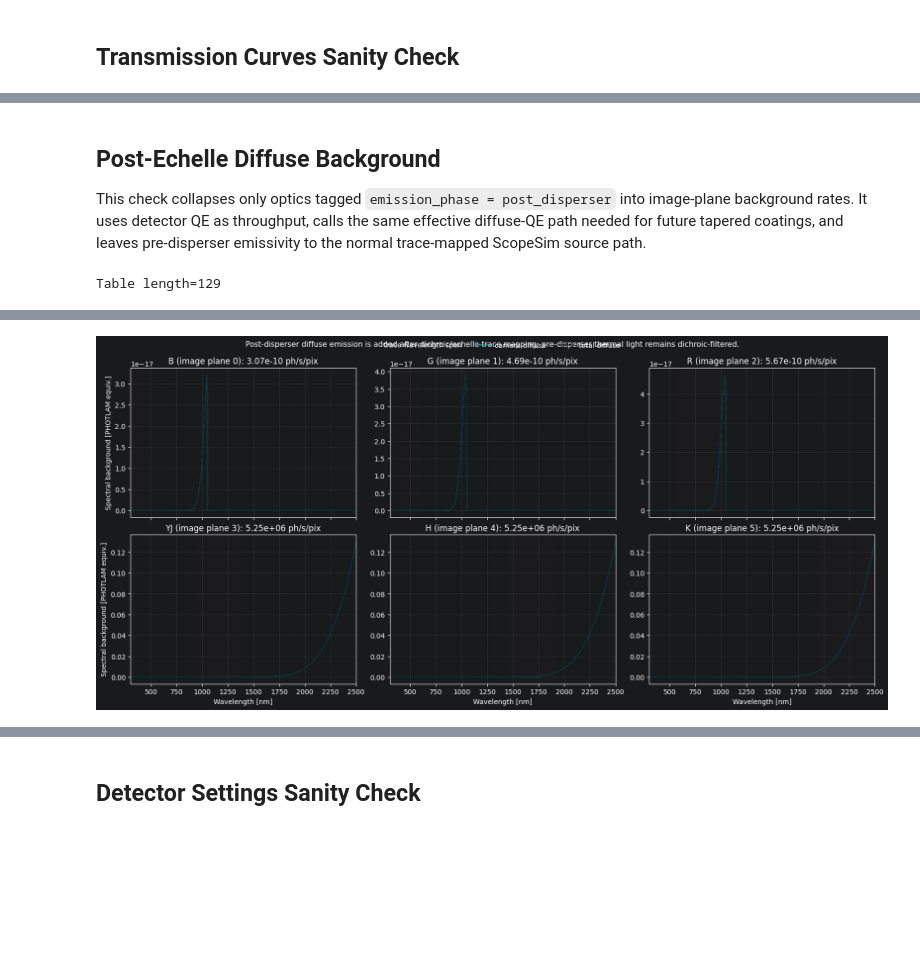
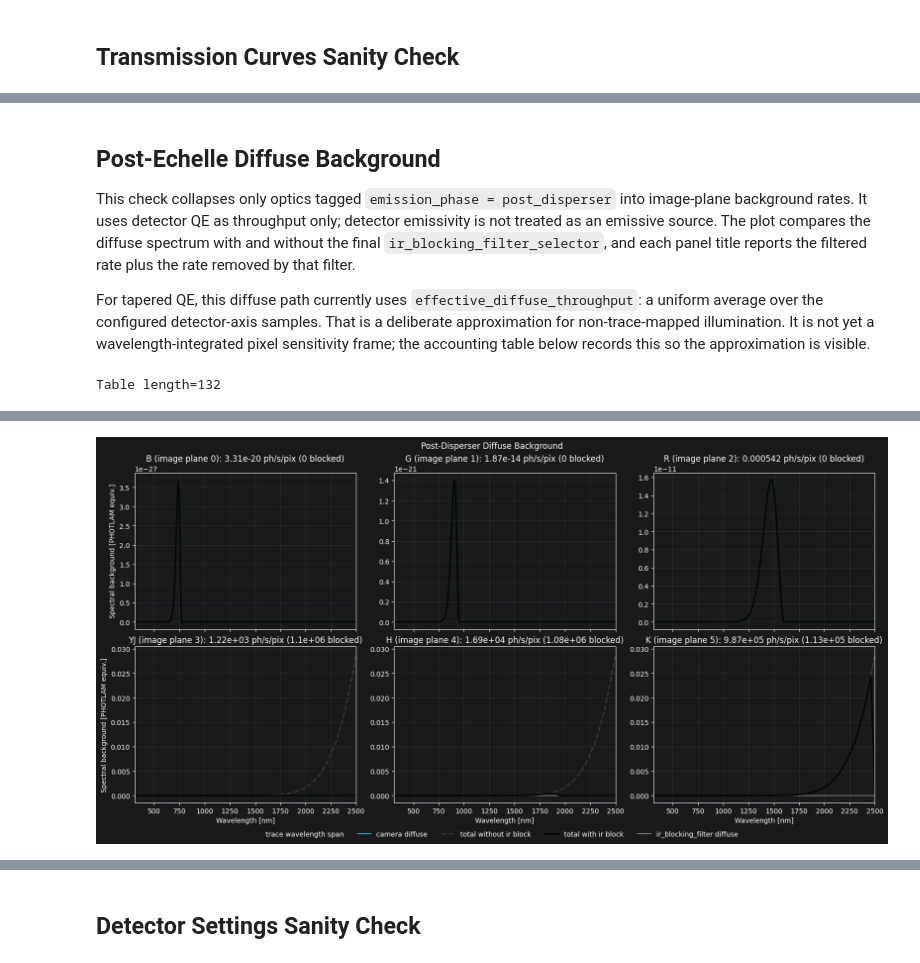
Before and after one commit to CaltechOpticalObservatories/zs-scopesim, a Jupyter notebook: notebooks/zshooter_validation.ipynb, the cells around one changed output, grey strips where cells are left out. Cells and saved outputs as stored; diff of their text form; code cells hidden in the pictures; blank space fills up the shorter version.

```diff
--- a/notebooks/zshooter_validation.ipynb
+++ b/notebooks/zshooter_validation.ipynb
@@ -217,11 +191,15 @@ Table length=135
 # %% [markdown]
 ## Post-Echelle Diffuse Background
 
-This check collapses only optics tagged `emission_phase = post_disperser` into image-plane background rates. It uses detector QE as throughput, calls the same effective diffuse-QE path needed for future tapered coatings, and leaves pre-disperser emissivity to the normal trace-mapped ScopeSim source path.
+This check collapses only optics tagged `emission_phase = post_disperser` into image-plane background rates. It uses detector QE as throughput only; detector emissivity is not treated as an emissive source. The plot compares the diffuse spectrum with and without the final `ir_blocking_filter_selector`, and each panel title reports the filtered rate plus the rate removed by that filter.
+
+For tapered QE, this diffuse path currently uses `effective_diffuse_throughput`: a uniform average over the configured detector-axis samples. That is a deliberate approximation for non-trace-mapped illumination. It is not yet a wavelength-integrated pixel sensitivity frame; the accounting table below records this so the approximation is visible.
 # %%
-post_diffuse_data = build_post_disperser_diffuse_background_data(zs, wave_nm=wave_nm)
+post_diffuse_data = build_post_disperser_diffuse_background_data(
+    zs, wave_nm=wave_nm, qe_selector_name=None,
+)
 validate_post_disperser_diffuse_background_data(post_diffuse_data)
 fig, axes = plot_post_disperser_diffuse_background(post_diffuse_data)
-post_diffuse_data["details"]
+post_diffuse_data["details"]  #.show_in_notebook(display_length=-1)
 # %% [output]
-Table length=129
+Table length=132
@@ -246 +224 @@ Table length=129
-[figure, old version]
+[figure, new version]
```
Also changed, not shown: parts of 17 cells of this notebook, 2 other files.
